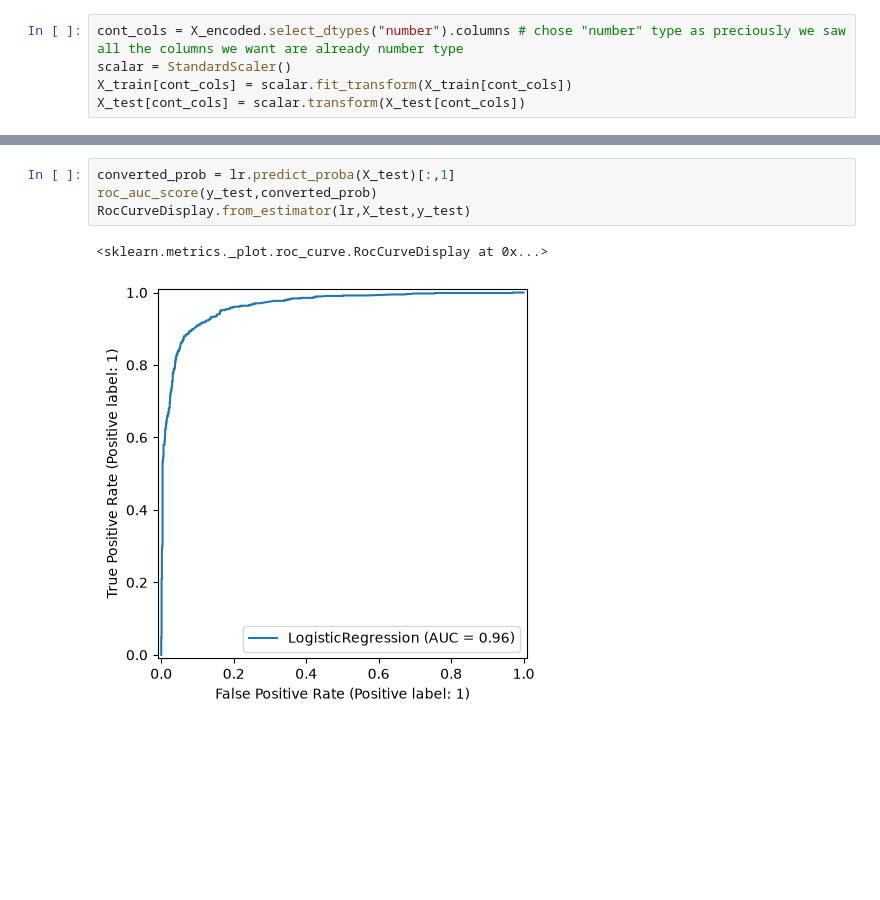
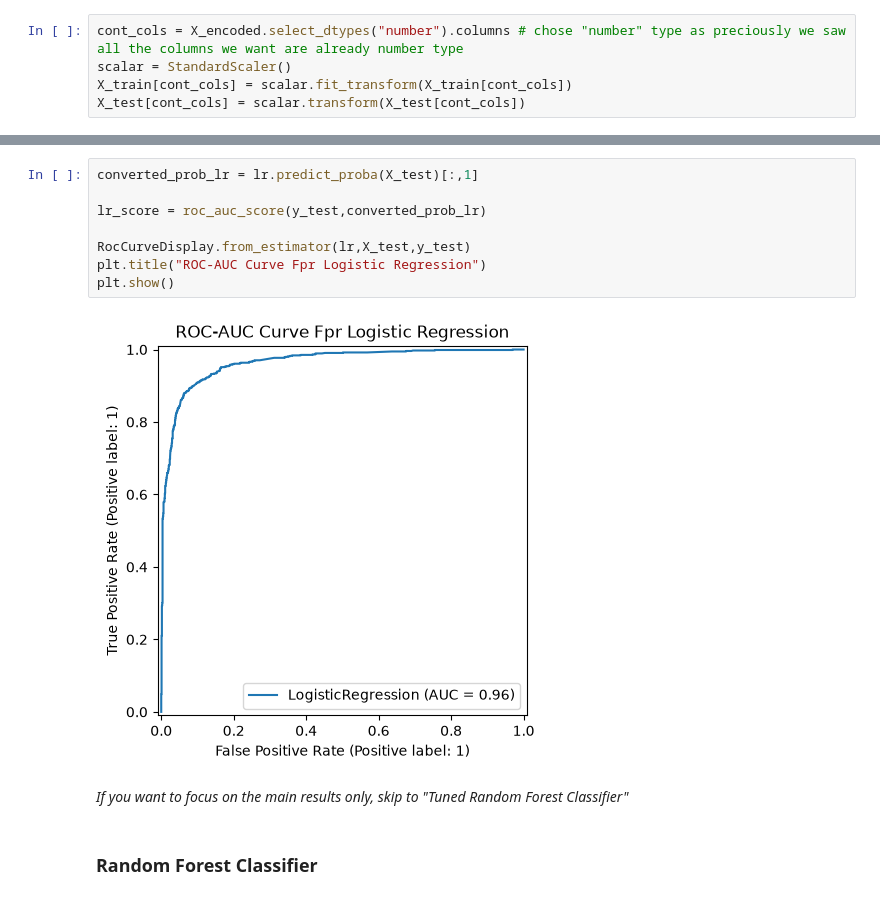
Before and after one commit to Tonmoy10/leads-score-sales-intelligence, a Jupyter notebook: notebooks/04_lead_scoring_model.ipynb, the cells around one changed output, grey strips where cells are left out. Saved outputs shown, nothing was run; the diff lists cells and outputs as text; blank space fills up the shorter version.

```diff
--- a/notebooks/04_lead_scoring_model.ipynb
+++ b/notebooks/04_lead_scoring_model.ipynb
@@ -77,9 +96,16 @@ plt.show()
 # %% [output]
 [figure]
 # %%
-converted_prob = lr.predict_proba(X_test)[:,1]
-roc_auc_score(y_test,converted_prob)
+converted_prob_lr = lr.predict_proba(X_test)[:,1]
+
+lr_score = roc_auc_score(y_test,converted_prob_lr)
+
 RocCurveDisplay.from_estimator(lr,X_test,y_test)
+plt.title("ROC-AUC Curve Fpr Logistic Regression")
+plt.show()
 # %% [output]
-<sklearn.metrics._plot.roc_curve.RocCurveDisplay at 0x...>
-[figure, old version]
+[figure, new version]
+# %% [markdown]
+*If you want to focus on the main results only, skip to "Tuned Random Forest Classifier"*
+# %% [markdown]
+### Random Forest Classifier
```
Also changed, not shown: parts of 32 cells of this notebook, 1 other file.
